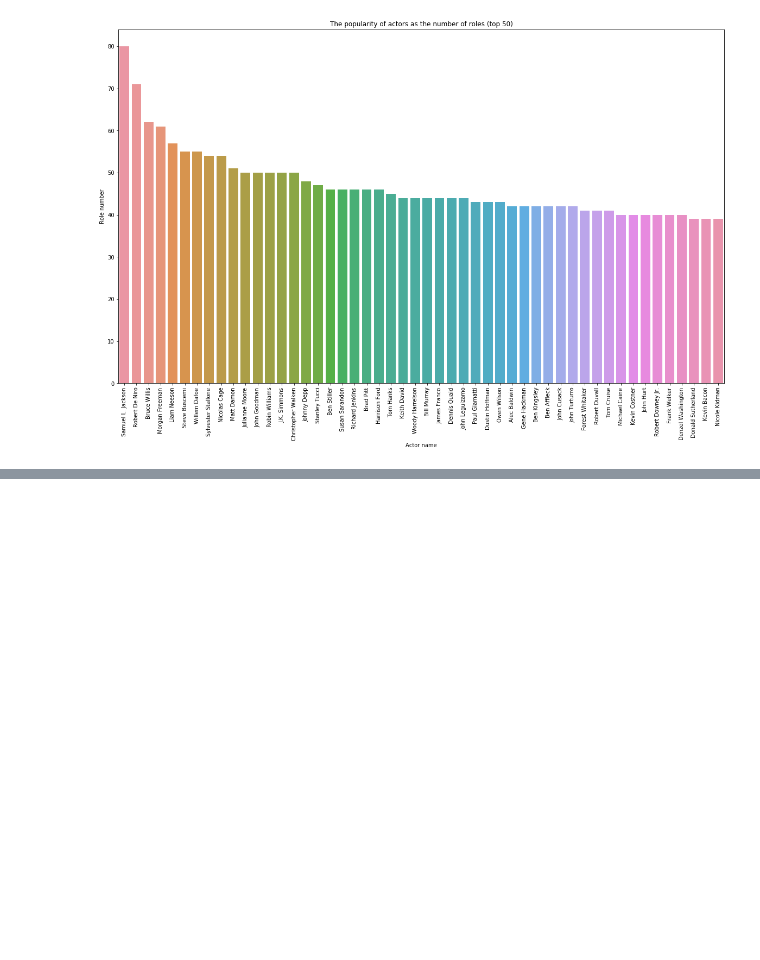
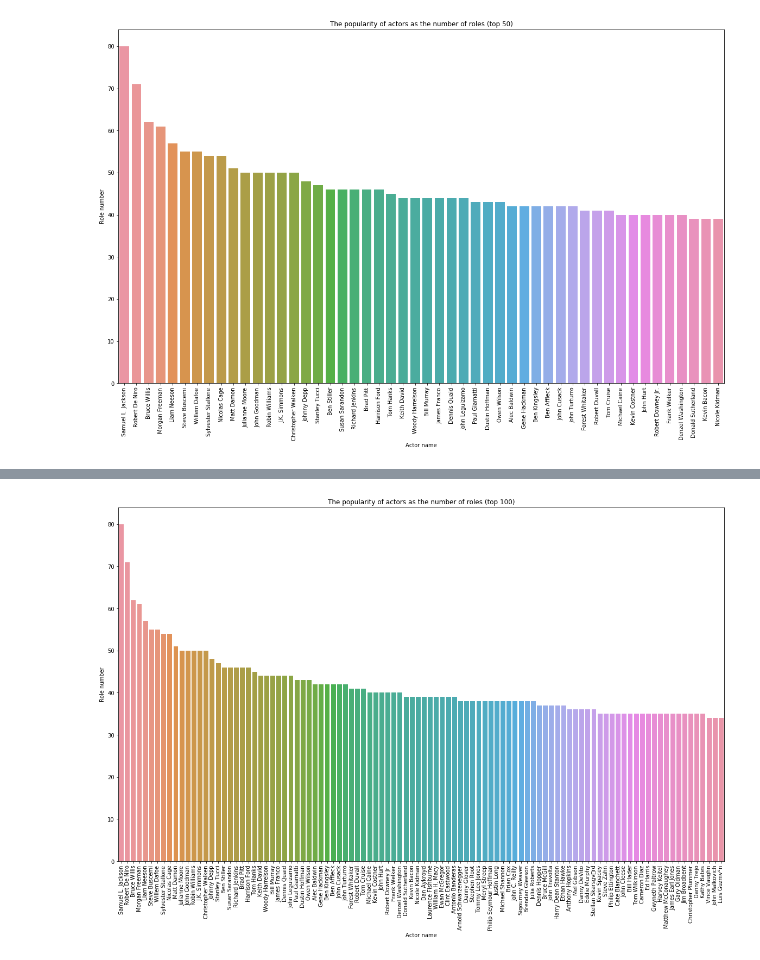
Before and after one commit to kamildoleglo/data-mining-box-office, a Jupyter notebook: preliminary_data_analysis.ipynb, the cells around one changed output, grey strips where cells are left out. Saved outputs shown, nothing was run; the diff lists cells and outputs as text; code cells hidden in the pictures; blank space fills up the shorter version.

```diff
--- a/preliminary_data_analysis.ipynb
+++ b/preliminary_data_analysis.ipynb
@@ -123,3 +123,18 @@ plt.xticks(rotation=90)
 plt.show()
 # %% [output]
 [figure]
+# %%
+# number of actors with concrette role number
+actorMovieDataset = dataset[['id','cast']].copy()
+actorMovieDataset['cast'] = actorMovieDataset['cast'].apply(lambda x: {} if pd.isna(x) else [x.get('name') for x in ast.literal_eval(x)])
+actorMovieDataset = actorMovieDataset.explode('cast').reset_index(drop=True)
+actorMovieDataset = actorMovieDataset.groupby(['cast']).size().reset_index(name='count').sort_values('count', ascending=False)
+print("Actors number: ", actorMovieDataset.shape[0])
+actorMovieDataset.head(10)
+# plt.figure(figsize=(20,12))
+# sns.barplot(actorMovieDataset['cast'], actorMovieDataset['count'])
+# plt.title("The popularity of actors as the number of roles")
+# plt.xlabel("Actor name")
+# plt.ylabel("Role number")
+# plt.xticks(rotation=90)
+# plt.show()
@@ -125,0 +209,16 @@ plt.show()
+# %%
+# popularity of an actor expressed as number of films
+n = 100
+actorMovieDataset = dataset[['id','cast']].copy()
+actorMovieDataset['cast'] = actorMovieDataset['cast'].apply(lambda x: {} if pd.isna(x) else [x.get('name') for x in ast.literal_eval(x)])
+actorMovieDataset = actorMovieDataset.explode('cast').reset_index(drop=True)
+actorMovieDataset = actorMovieDataset.groupby(['cast']).size().reset_index(name='count').sort_values('count', ascending=False)
+plt.figure(figsize=(20,12))
+sns.barplot(actorMovieDataset['cast'].head(n), actorMovieDataset['count'].head(n))
+plt.title("The popularity of actors as the number of roles (top {0})".format(n))
+plt.xlabel("Actor name")
+plt.ylabel("Role number")
+plt.xticks(rotation=90)
+plt.show()
+# %% [output]
+[figure, added]
```
Also changed, not shown: parts of 6 cells of this notebook.
